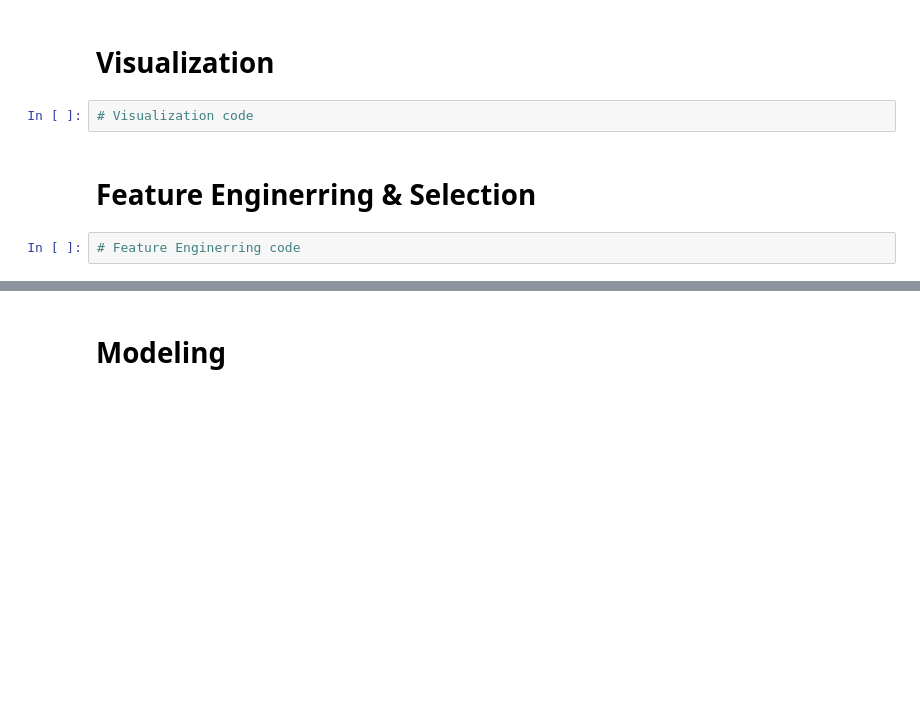
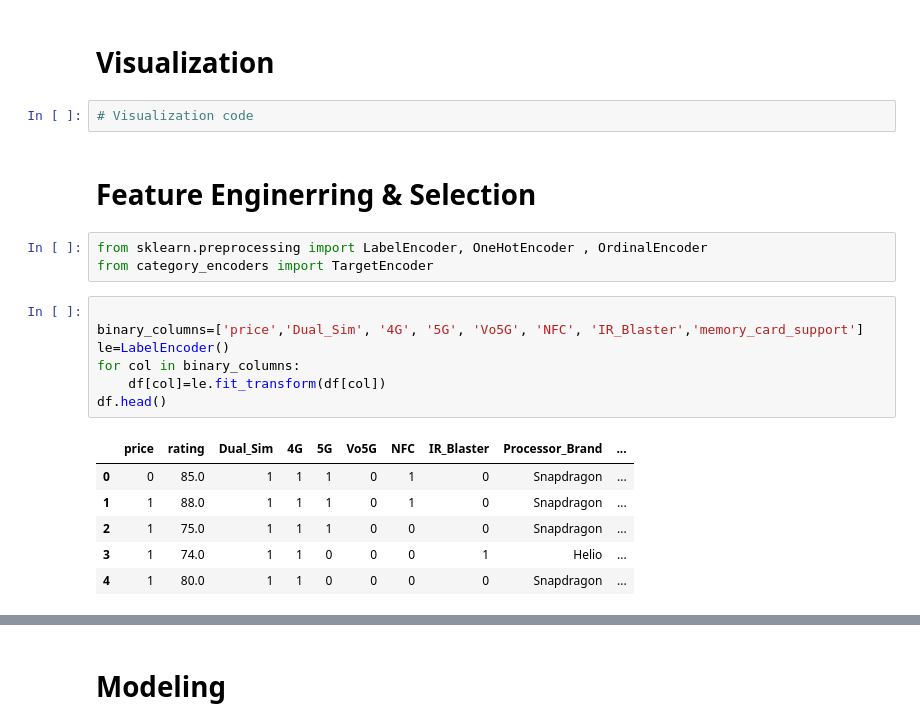
Before and after one commit to yousefsamir19/smartphone-price-classification, a Jupyter notebook: Smart Phone Prices Prediction/smartphone-price-classification.ipynb, the cells around one changed output, grey strips where cells are left out. Drawn from its saved outputs; the diff is of its cells as text; blank space fills up the shorter version.

```diff
--- a/Smart Phone Prices Prediction/smartphone-price-classification.ipynb
+++ b/Smart Phone Prices Prediction/smartphone-price-classification.ipynb
@@ -257,9 +258,24 @@ df.describe()
 | max | 89.000000 | 9863.000000 | 8.000000 | 3.220000 | 18.000000 | 1024.000000 | ... |
 # %% [markdown]
 # Visualization
-# %%
-# Visualization code
+# %%
+# Visualization code
 # %% [markdown]
 # Feature Enginerring & Selection
+# %%
+from sklearn.preprocessing import LabelEncoder, OneHotEncoder , OrdinalEncoder
+from category_encoders import TargetEncoder
 # %%
-# Feature Enginerring code
+
+binary_columns=['price','Dual_Sim', '4G', '5G', 'Vo5G', 'NFC', 'IR_Blaster','memory_card_support']
+le=LabelEncoder()
+for col in binary_columns:
+    df[col]=le.fit_transform(df[col])
+df.head()
+# %% [output]
+|  | price | rating | Dual_Sim | 4G | 5G | Vo5G | NFC | IR_Blaster | Processor_Brand | ... |
+| 0 | 0 | 85.0 | 1 | 1 | 1 | 0 | 1 | 0 | Snapdragon | ... |
+| 1 | 1 | 88.0 | 1 | 1 | 1 | 0 | 1 | 0 | Snapdragon | ... |
+| 2 | 1 | 75.0 | 1 | 1 | 1 | 0 | 0 | 0 | Snapdragon | ... |
+| 3 | 1 | 74.0 | 1 | 1 | 0 | 0 | 0 | 1 | Helio | ... |
+| 4 | 1 | 80.0 | 1 | 1 | 0 | 0 | 0 | 0 | Snapdragon | ... |
```
Also changed, not shown: parts of 23 cells of this notebook.
